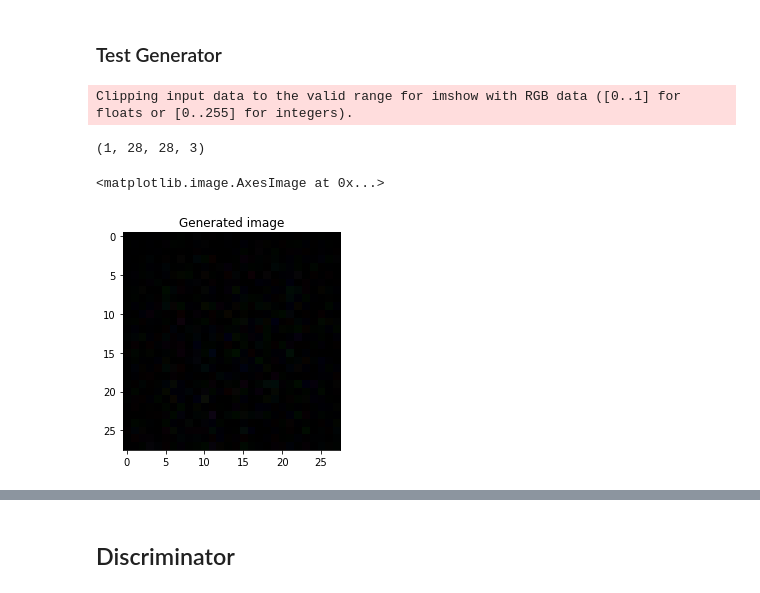
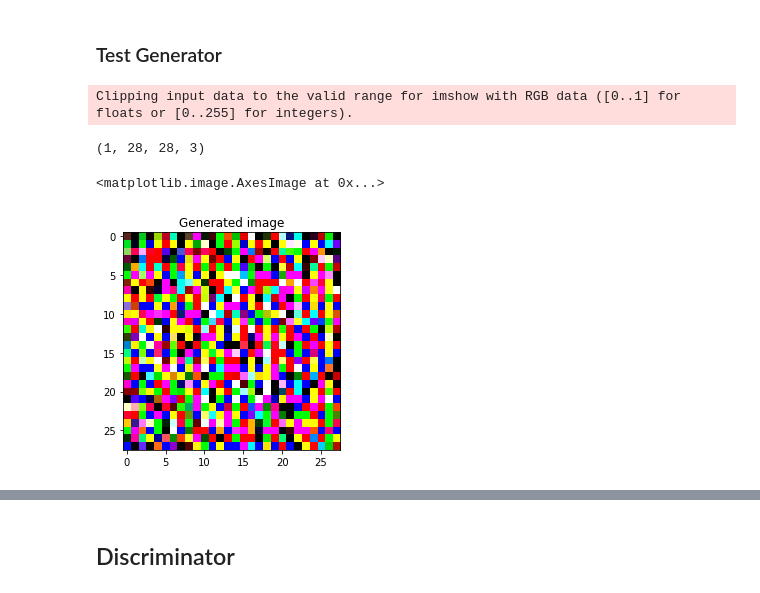
Before and after one commit to pierreelliott/kidney_stone_classification, a Jupyter notebook: training/DCGAN.ipynb, the cells around one changed output, grey strips where cells are left out. Drawn from its saved outputs; the diff is of its cells as text; code cells hidden in the pictures.

```diff
--- a/training/DCGAN.ipynb
+++ b/training/DCGAN.ipynb
@@ -74,19 +192,21 @@ def make_generator_model():
 # %%
 generator = make_generator_model()
 
-noise = tf.random.normal([1, 100])
+noise = tf.random.uniform([1, 100])
 generated_image = generator(noise, training=False)
 print(generated_image.shape)
+generated_image *= 255
+np.array(generated_image, np.int32)
 
 # plt.figure()
 # plt.title("Random noise")
 # plt.imshow(np.random.rand(28, 28), cmap='gray')
 
 plt.figure()
 plt.title("Generated image")
 plt.imshow(generated_image[0, :, :, :])#, cmap='gray')
 # %% [output]
 Clipping input data to the valid range for imshow with RGB data ([0..1] for floats or [0..255] for integers).
 (1, 28, 28, 3)
 <matplotlib.image.AxesImage at 0x...>
-[figure, old version]
+[figure, new version]
```
Also changed, not shown: parts of 15 cells of this notebook.
